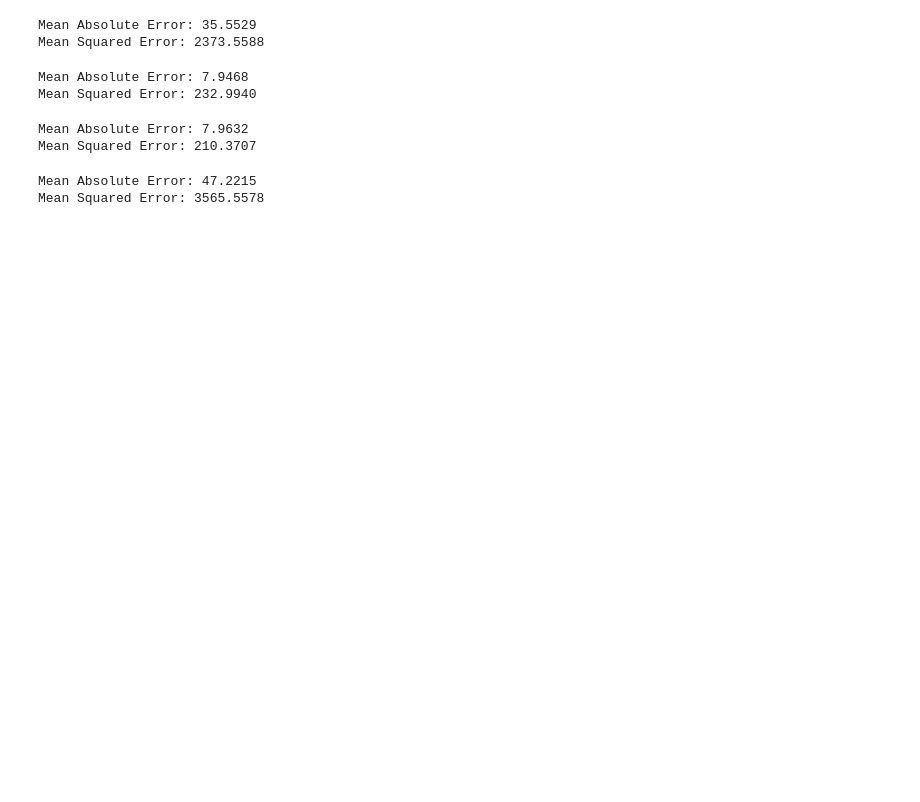
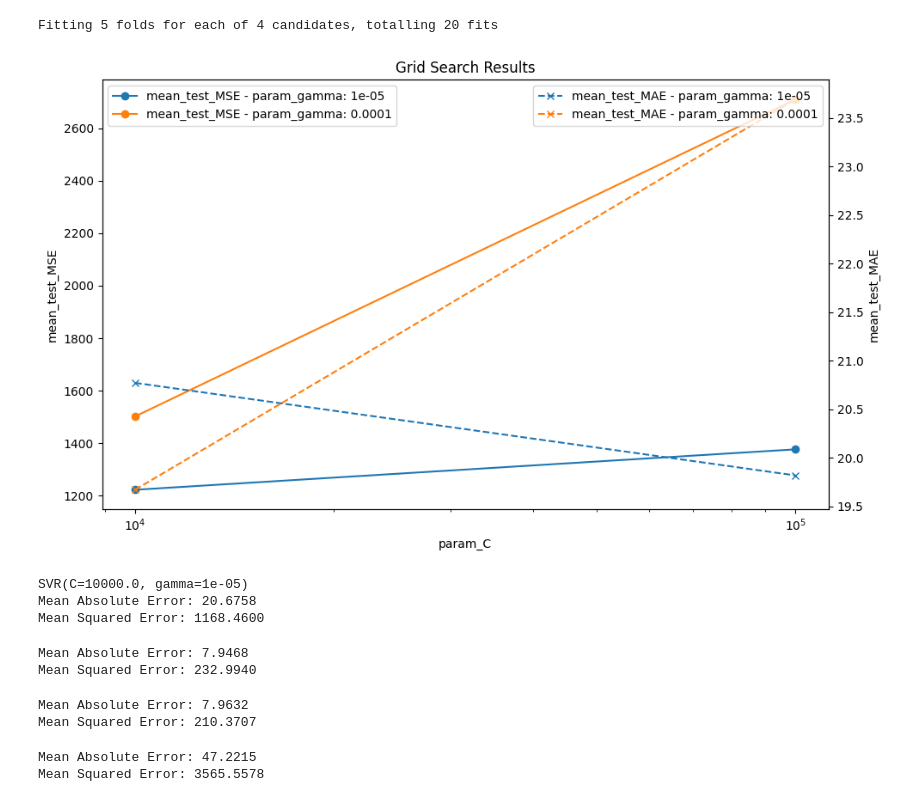
Before and after one commit to ModeS7/Battery_RUL, a Jupyter notebook: machine_learning.ipynb, the cells around one changed output. Drawn from its saved outputs; the diff is of its cells as text; code cells hidden in the pictures; blank space fills up the shorter version.

```diff
--- a/machine_learning.ipynb
+++ b/machine_learning.ipynb
@@ -59,39 +59,42 @@ def plot_grid_search_results(results, param1, param2, score1, score2):
     plt.show()
 # %%
 # Define the hyperparameter grid
-#param_grid = [
-#    {'C': [1e+4, 1e+5, 1e+6], 'kernel': ['rbf'], 'gamma': [1e-6, 1e-5, 1e-4]}]
+param_grid = [
+    {'C': [1e+4, 1e+5], 'kernel': ['rbf'], 'gamma': [1e-5, 1e-4]}]
 # Define the scoring dictionary
-#scoring = {
-#    'MAE': make_scorer(mean_absolute_error, greater_is_better=False),
-#    'MSE': make_scorer(mean_squared_error, greater_is_better=False)}
+scoring = {
+    'MAE': make_scorer(mean_absolute_error, greater_is_better=False),
+    'MSE': make_scorer(mean_squared_error, greater_is_better=False)}
 # Initialize and train the SVM model
-model = SVR(kernel='linear', C=0.0001)
+#model = SVR(kernel='linear', C=0.0001)
 # Mean Absolute Error: 35.6885
 # Mean Squared Error: 2358.7762
-#model = GridSearchCV(SVR(), param_grid, cv=5, scoring=scoring, refit='MSE', n_jobs=-1, verbose=3)
+model = GridSearchCV(SVR(), param_grid, cv=5, scoring=scoring, refit='MSE', n_jobs=-1, verbose=3)
 model.fit(X_train, y_train)
 
 # Extract the results and convert to a DataFrame
-#results = pd.DataFrame(model.cv_results_)
-#results.to_csv('data/SVR2.csv', index=False)
+results = pd.DataFrame(model.cv_results_)
+results.to_csv('data/SVR2.csv', index=False)
 
-#plot_grid_search_results(results, 'param_C', 'param_gamma', 'mean_test_MSE', 'mean_test_MAE')
+plot_grid_search_results(results, 'param_C', 'param_gamma', 'mean_test_MSE', 'mean_test_MAE')
 
 # Get the best model
-#best_model = model.best_estimator_
-#print(best_model)
+best_model = model.best_estimator_
+print(best_model)
 
 # Evaluate the model on the test set
 y_pred = model.predict(X_test)
 mae = mean_absolute_error(y_test, y_pred)
 mse = mean_squared_error(y_test, y_pred)
 print(f"Mean Absolute Error: {mae:.4f}")
 print(f"Mean Squared Error: {mse:.4f}")
 # first run: 39.9814
 # %% [output]
-Mean Absolute Error: 35.5529
-Mean Squared Error: 2373.5588
+Fitting 5 folds for each of 4 candidates, totalling 20 fits
+[figure, added]
+SVR(C=10000.0, gamma=1e-05)
+Mean Absolute Error: 20.6758
+Mean Squared Error: 1168.4600
 # %%
 # Define the hyperparameter grid
 #param_grid = [
```
Also changed, not shown: 3 other files.
